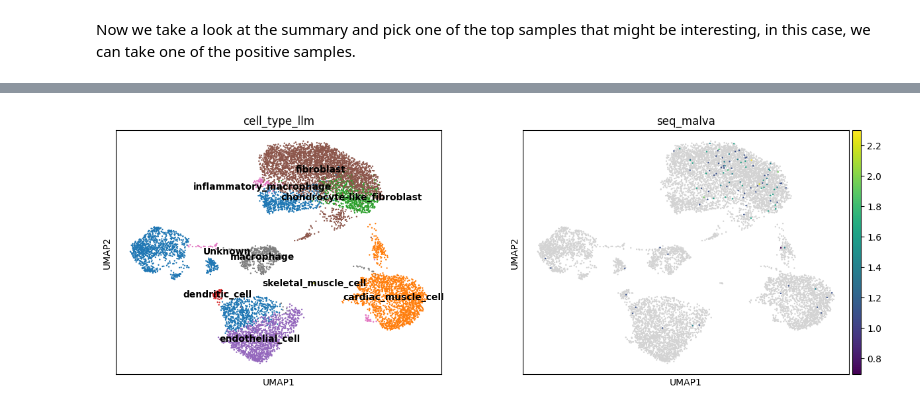
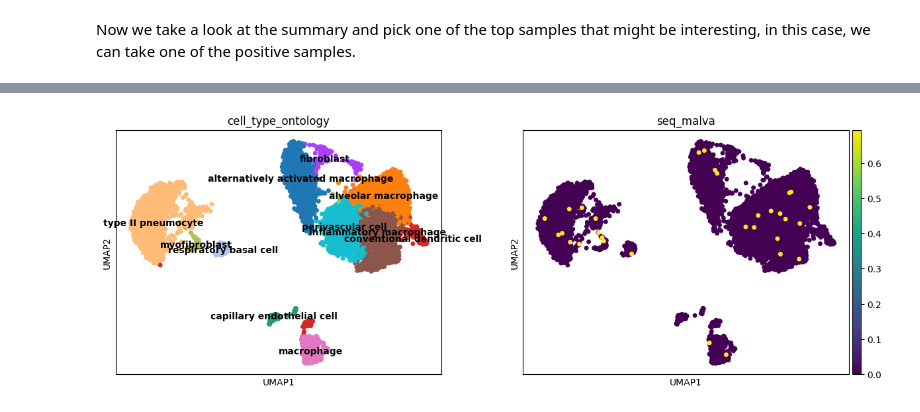
Before and after one commit to malva-bio/malva_client, a Jupyter notebook: examples/03_projecting_to_cells.ipynb, the cells around one changed output, grey strips where cells are left out. Saved outputs shown, nothing was run; the diff lists cells and outputs as text; code cells hidden in the pictures.

Commit message:
fixed notebooks for deprecated search_cells

```diff
--- a/examples/03_projecting_to_cells.ipynb
+++ b/examples/03_projecting_to_cells.ipynb
@@ -44,5 +44,6 @@ with dnaio.open("rna.fna") as f_in:
         seq = s.sequence
         break
 
-results = client.search_cells(seq)
+search_result = client.search_sequences(seq, aggregate_expression=False)
+results = client.retrieve_cells(search_result)
 # %% [output]
@@ -54,2 +55,3 @@ DEBUG: Found 508144 cells, 508144 expressions, 508144 samples
 # %%
-df_cells = results.enrich_with_metadata()
+df_cells = results.to_dataframe(normalized=True, include_sample_metadata=True)
+df_cells['expression'] = df_cells.get('normalized_value', df_cells['value']).fillna(df_cells['value'])
@@ -58,5 +58,6 @@ df_cells = results.enrich_with_metadata()
 # %%
 # we just select one of the samples arbitrarily
-selected_sample = df_cells['uuid'].unique()[0]
+sample_col = 'uuid' if 'uuid' in df_cells.columns else 'sample_id'
+selected_sample = df_cells[sample_col].dropna().unique()[5]
 # %%
 # we can look at the metadata
@@ -100,13 +91,13 @@ import scanpy as sc
 import matplotlib.pyplot as plt
 # %%
 # we select the specific sample
-df_cells = df_cells[df_cells['uuid'] == selected_sample]
-df_cells.index = df_cells['cell_id'].astype(str)
+sample_cells = df_cells[df_cells[sample_col] == selected_sample].copy()
 
-# we assign to the sample cells
+# we assign to the sample cells, filling cells without sequence signal with zero
 import numpy as np
-sample.obs['seq_malva'] = np.log1p(df_cells['expression'])
+signal = sample_cells.groupby(sample_cells['cell_id'].astype(str))['expression'].sum()
+sample.obs['seq_malva'] = np.log1p(signal).reindex(sample.obs_names.astype(str)).fillna(0).to_numpy()
 # %%
-sc.pl.umap(sample, color=['cell_type_llm', 'seq_malva'], legend_loc='on data')
+sc.pl.umap(sample, color=['cell_type_ontology', 'seq_malva'], legend_loc='on data', size=100)
 # %% [output]
-[figure, old version]
+[figure, new version]
```
Also changed, not shown: parts of 12 cells of this notebook, 3 other files.
